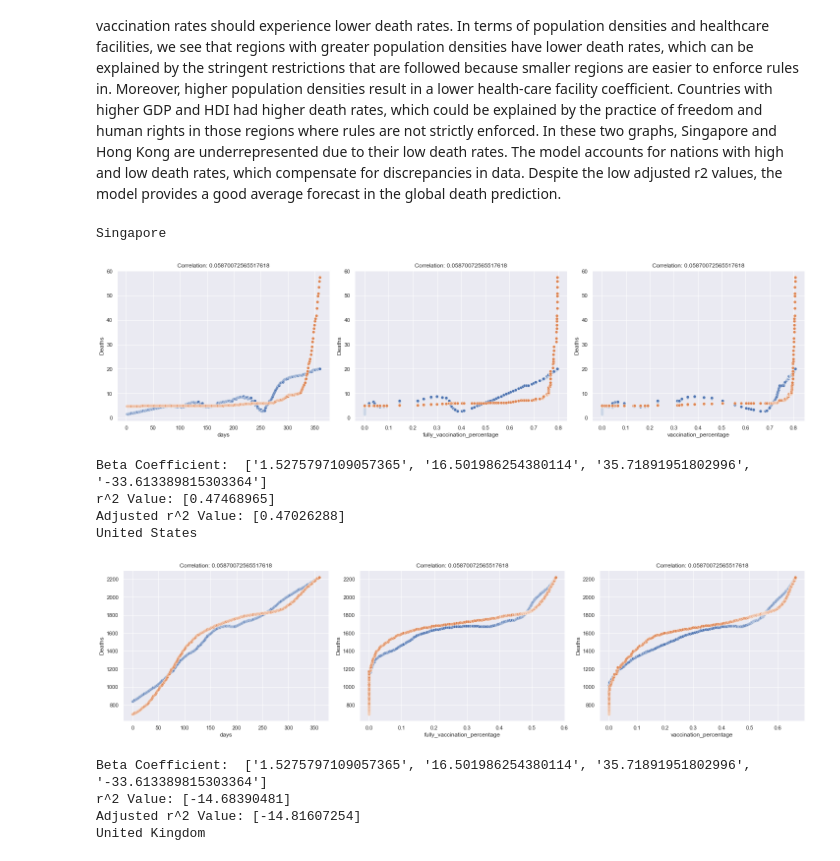
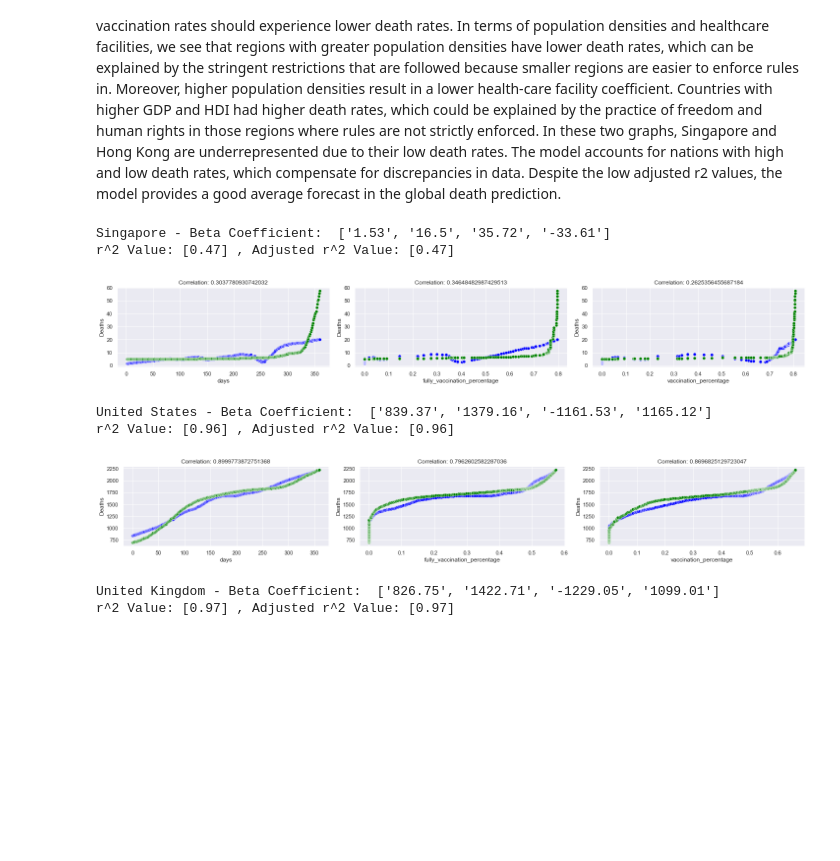
Before and after one commit to SorinoSSK/Term3_DDW_2D, a Jupyter notebook: Task 1 Version 2.ipynb, the cells around one changed output. Cells and saved outputs as stored; diff of their text form; code cells hidden in the pictures; blank space fills up the shorter version.

```diff
--- a/Task 1 Version 2.ipynb
+++ b/Task 1 Version 2.ipynb
@@ -78,17 +74,13 @@ xVal["GDP"] = pd.DataFrame(dataFrame["gdp_per_capita"].fillna(0))
 xVal["Population"] = pd.DataFrame(dataFrame["population_density"].fillna(0))
 xVal["HDI"] = pd.DataFrame(dataFrame["human_development_index"].fillna(0))
 xVal["Facilities"] = pd.DataFrame(dataFrame["hospital_beds_per_thousand"].fillna(0))
-# Normalise all x-axis columns
-xMVal = normalize_z(xVal)
-# convert x-axis and y-axis into arrays, and add offsets 1 in x-axis
-xAxis = prepare_x(xMVal)
+
+# Normalise all x-axis columns, convert x-axis and y-axis into arrays
+xAxis = prepare_x(normalize_z(xVal))
 yAxis = prepare_y(yVal)
 
-iterations = 10500
-alpha = 0.05
-beta = np.zeros((xAxis.shape[1], 1))
-
-beta, dummy = gradient_descent(xAxis, yAxis, beta, alpha, iterations)
+iterations, alpha, beta = 10500, 0.05, np.zeros((xAxis.shape[1], 1))
+beta = gradient_descent(xAxis, yAxis, beta, alpha, iterations)
 # %% [markdown]
 We will compare our prediction to the actual data to determine the global trend in deaths where green represents the actual data and blue to represent the predicted.
 # %%
@@ -119,49 +107,36 @@ The graphs above show a clear relationship between deaths and each individual co
 # %%
-countryData, countryYData = {}, {}
+cData, cYData = {}, {}
 for x in dataFrame["location"].drop_duplicates():
-    countryData[x] = pd.DataFrame.reset_index(dataFrame.loc[(dataFrame['location'] == x), :])
-    countryData[x] = pd.DataFrame(countryData[x].loc[:,["days", "fully_vaccination_percentage", "vaccination_percentage"]])
-    countryYData[x] = pd.DataFrame(pd.DataFrame.reset_index(dataFrame.loc[(dataFrame['location'] == x), :])["total_deaths_per_million"])
+    cData[x] = pd.DataFrame.reset_index(dataFrame.loc[(dataFrame['location'] == x), :])
+    cYData[x] = pd.DataFrame(cData[x]["total_deaths_per_million"])
+    cData[x] = pd.DataFrame(cData[x].loc[:,["days", "fully_vaccination_percentage", "vaccination_percentage"]])
 
-for i in countryData:
-    xMVal = normalize_z(countryData[i])
 
-    xAxis = prepare_x(xMVal)
-    yAxis = prepare_y(countryYData[i])
-
-    iterations = 10500
-    alpha = 0.05
-    beta1 = np.zeros((xAxis.shape[1], 1))
-
-    beta1, dummy1 = gradient_descent(xAxis, yAxis, beta1, alpha, iterations)
-    fig1, axs1 = plt.subplots(1, 3, figsize=(20, 5), constrained_layout=True)
-    prediction1 = pd.DataFrame(predict(countryData[i], beta1))
-    print(i)
-    for index1, x in enumerate(countryData[i].columns):
+for i in cData:
+    xAxis = prepare_x(normalize_z(cData[i]))
+    yAxis = prepare_y(cYData[i])
+    iterations, alpha, beta1 = 10500, 0.05, np.zeros((xAxis.shape[1], 1))
+    beta1 = gradient_descent(xAxis, yAxis, beta1, alpha, iterations)
+    fig1, axs1 = plt.subplots(1, 3, figsize=(20, 3), constrained_layout=True)
+    prediction1 = pd.DataFrame(predict(cData[i], beta1))
+    val = r2_score(prepare_y(cYData[i]), prediction1).values
+    print(i, "- Beta Coefficient: ", [", ".join(x) for x in np.round(beta1, 2).astype(str)])
+    print("r^2 Value:", np.round(val, 2), ", Adjusted r^2 Value:", np.round(1-((1-val)*(cData[i].shape[0]-1)/(cData[i].shape[0]-1-cData[i].shape[1])), 2))
+    for index1, x in enumerate(cData[i].columns):
         sns.set()
-
-        scat0 = sns.scatterplot(x=countryData[i][x], y=prediction1[0], ax=axs1[index1])
-        scat1 = sns.scatterplot(x=countryData[i][x], y=countryYData[i]["total_deaths_per_million"], ax=axs1[index1])
+        corr = correlation(cData[i][x], cYData[i]["total_deaths_per_million"])
+        scat0 = sns.scatterplot(x=cData[i][x], y=prediction1[0], ax=axs1[index1], color="blue")
+        scat1 = sns.scatterplot(x=cData[i][x], y=cYData[i]["total_deaths_per_million"], ax=axs1[index1], color="green")
         scat0.set_title("Correlation: " + str(corr**2))
         scat0.set_ylabel("Deaths")
         scat0.set_xlabel(x)
     plt.show()
-
-    print("Beta Coefficient: ", [", ".join(x) for x in beta.astype(str)])
-    val = r2_score(prepare_y(countryYData[i]), prediction).values
-    print("r^2 Value:", val)
-    # print(xVal.shape)
-    print("Adjusted r^2 Value:", 1-((1-val)*(countryData[i].shape[0]-1)/(countryData[i].shape[0]-1-countryData[i].shape[1])))
-    # display(xVal.columns)
 # %% [output]
-Singapore
+Singapore - Beta Coefficient:  ['1.53', '16.5', '35.72', '-33.61']
+r^2 Value: [0.47] , Adjusted r^2 Value: [0.47]
-[figure, old version]
+[figure, new version]
-Beta Coefficient:  ['1.5275797109057365', '16.501986254380114', '35.71891951802996', '-33.613389815303364']
-r^2 Value: [0.47468965]
-Adjusted r^2 Value: [0.47026288]
-United States
+United States - Beta Coefficient:  ['839.37', '1379.16', '-1161.53', '1165.12']
+r^2 Value: [0.96] , Adjusted r^2 Value: [0.96]
-[figure, old version]
+[figure, new version]
-Beta Coefficient:  ['1.5275797109057365', '16.501986254380114', '35.71891951802996', '-33.613389815303364']
-r^2 Value: [-14.68390481]
-Adjusted r^2 Value: [-14.81607254]
-United Kingdom
+United Kingdom - Beta Coefficient:  ['826.75', '1422.71', '-1229.05', '1099.01']
+r^2 Value: [0.97] , Adjusted r^2 Value: [0.97]
```
Also changed, not shown: parts of 3 cells of this notebook, 2 other files.
